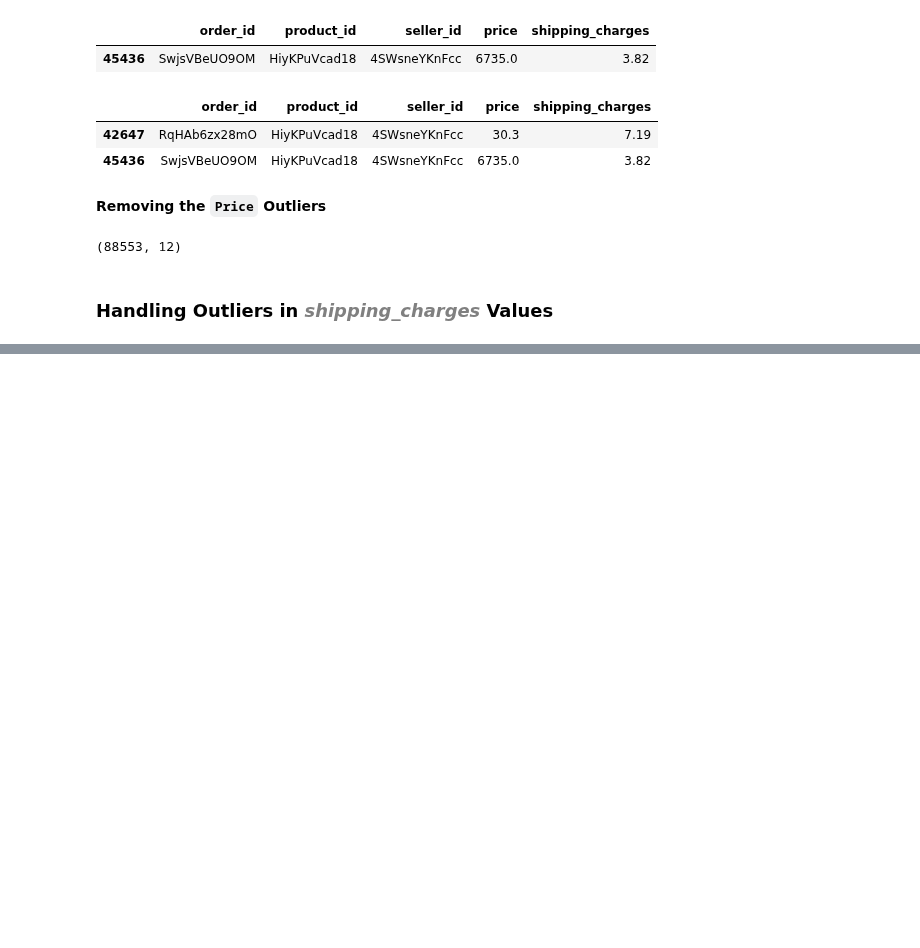
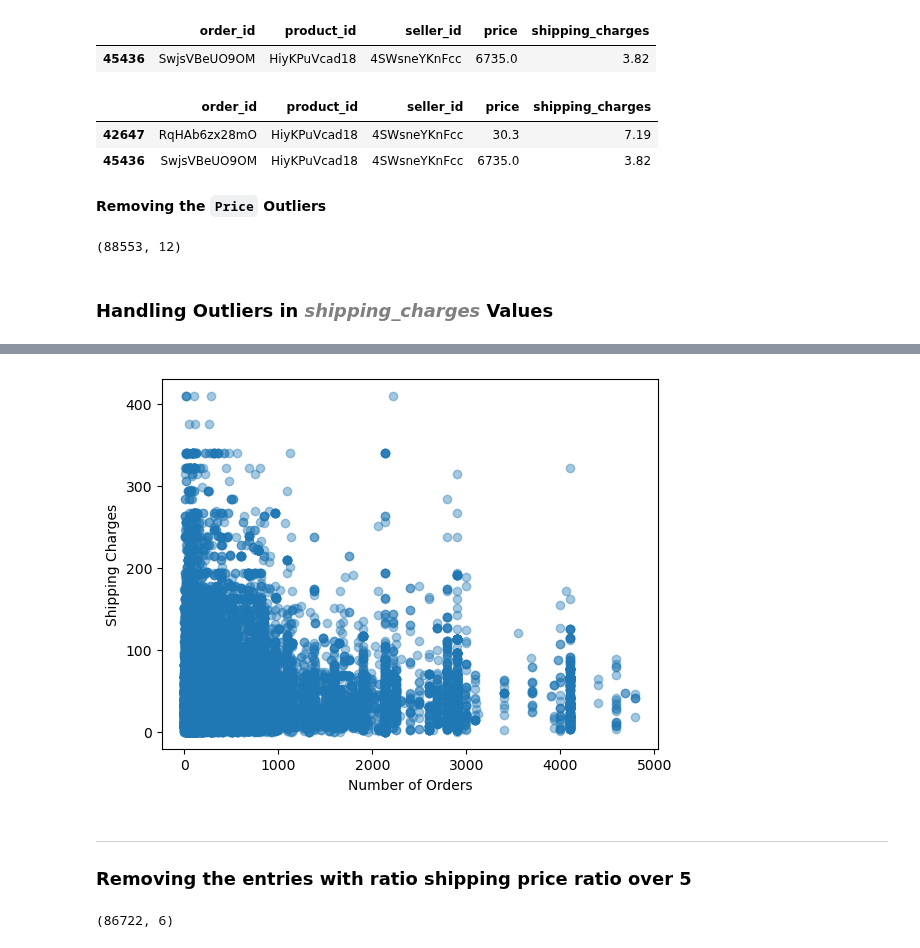
Before and after one commit to JatinY459/ecommerce-data-analysis, a Jupyter notebook: notebooks/02_data_cleaning.ipynb, the cells around one changed output, grey strips where cells are left out. Saved outputs shown, nothing was run; the diff lists cells and outputs as text; code cells hidden in the pictures; blank space fills up the shorter version.

```diff
--- a/notebooks/02_data_cleaning.ipynb
+++ b/notebooks/02_data_cleaning.ipynb
@@ -395,0 +434,10 @@ plt.show()
+# %%
+plt.scatter(order_items['price'], order_items['shipping_charges'], alpha=0.4)
+plt.ylabel("Shipping Charges")
+plt.xlabel("Number of Orders")
+plt.show()
+# %% [output]
+[figure, added]
+# %% [markdown]
+---
+### Removing the entries with ratio shipping price ratio over 5
@@ -395,0 +450,4 @@ plt.show()
+# %%
+order_items.shape
+# %% [output]
+(86722, 6)
```
Also changed, not shown: parts of 19 cells of this notebook.
